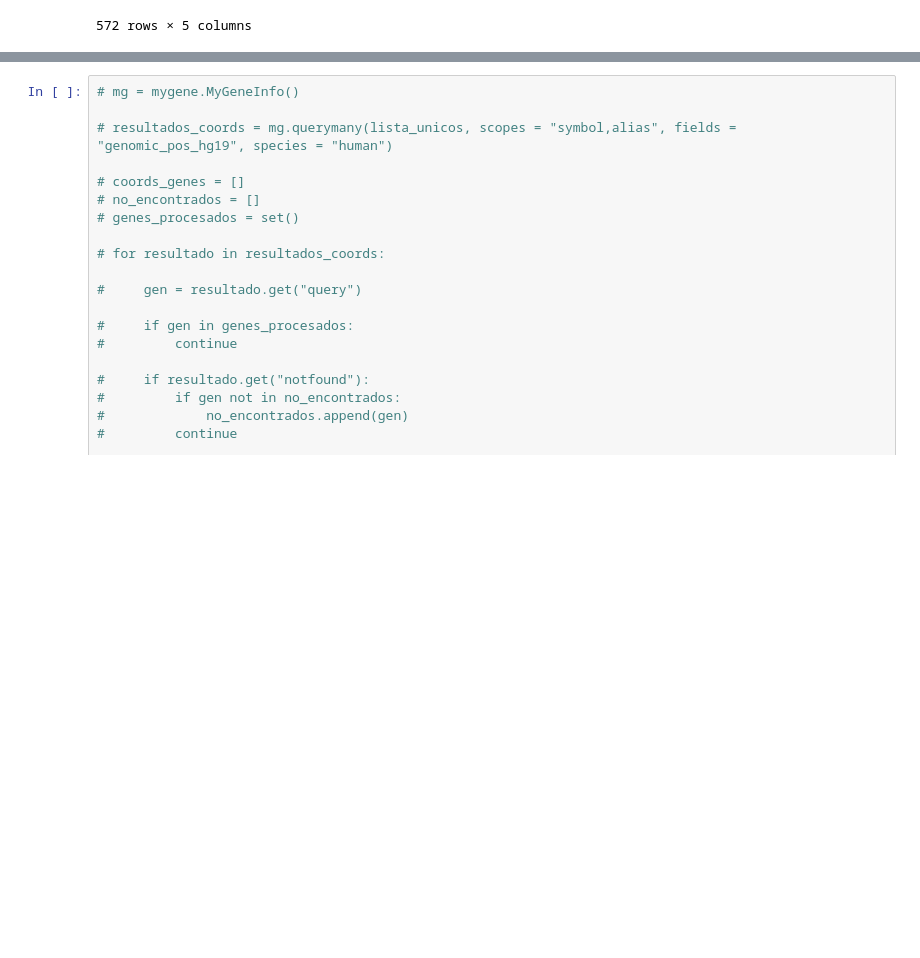
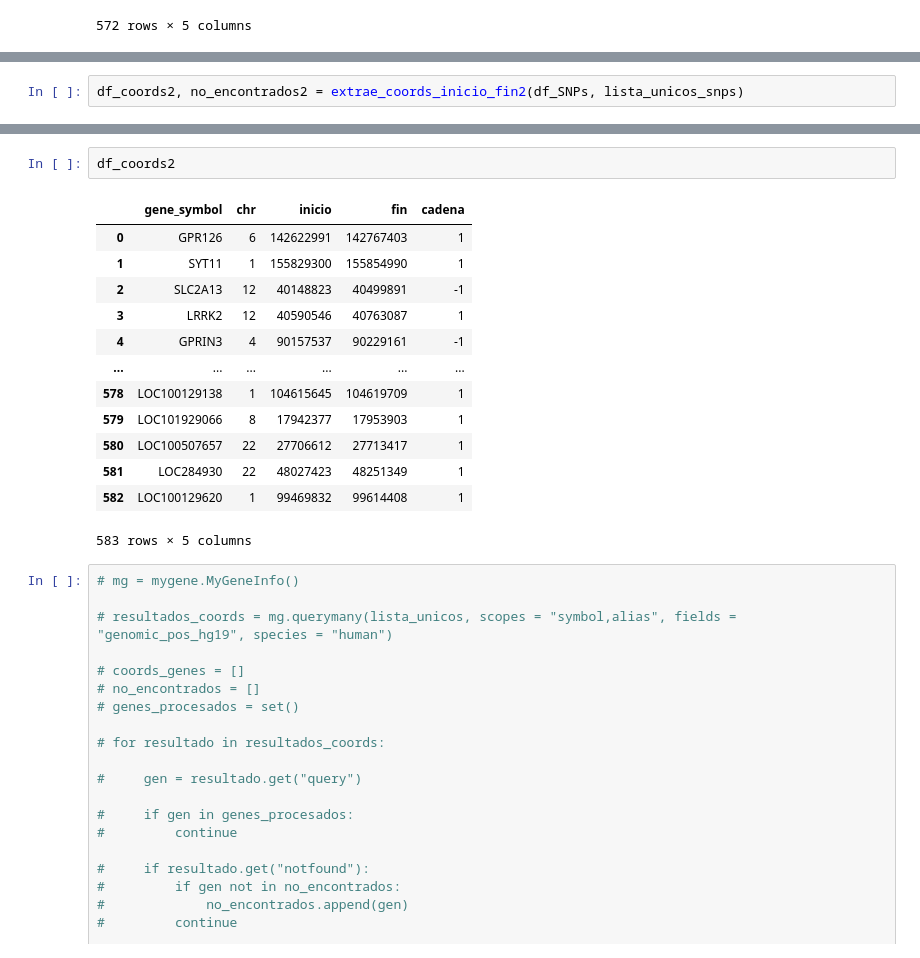
Before and after one commit to jbs1009/TFM_Jorge_Bermejo_Sacristan, a Jupyter notebook: Coordenadas_genes.ipynb, the cells around one changed output, grey strips where cells are left out. Saved outputs shown, nothing was run; the diff lists cells and outputs as text; blank space fills up the shorter version.

```diff
--- a/Coordenadas_genes.ipynb
+++ b/Coordenadas_genes.ipynb
@@ -456,0 +437,2 @@ list
+# %%
+df_coords2, no_encontrados2 = extrae_coords_inicio_fin2(df_SNPs, lista_unicos_snps)
@@ -457,3 +444,19 @@ list
+# %%
+df_coords2
+# %% [output]
+|  | gene_symbol | chr | inicio | fin | cadena |
+| 0 | GPR126 | 6 | 142622991 | 142767403 | 1 |
+| 1 | SYT11 | 1 | 155829300 | 155854990 | 1 |
+| 2 | SLC2A13 | 12 | 40148823 | 40499891 | -1 |
+| 3 | LRRK2 | 12 | 40590546 | 40763087 | 1 |
+| 4 | GPRIN3 | 4 | 90157537 | 90229161 | -1 |
+| ... | ... | ... | ... | ... | ... |
+| 578 | LOC100129138 | 1 | 104615645 | 104619709 | 1 |
+| 579 | LOC101929066 | 8 | 17942377 | 17953903 | 1 |
+| 580 | LOC100507657 | 22 | 27706612 | 27713417 | 1 |
+| 581 | LOC284930 | 22 | 48027423 | 48251349 | 1 |
+| 582 | LOC100129620 | 1 | 99469832 | 99614408 | 1 |
+583 rows × 5 columns
 # %%
 # mg = mygene.MyGeneInfo()
 
```
Also changed, not shown: parts of 10 cells of this notebook.
